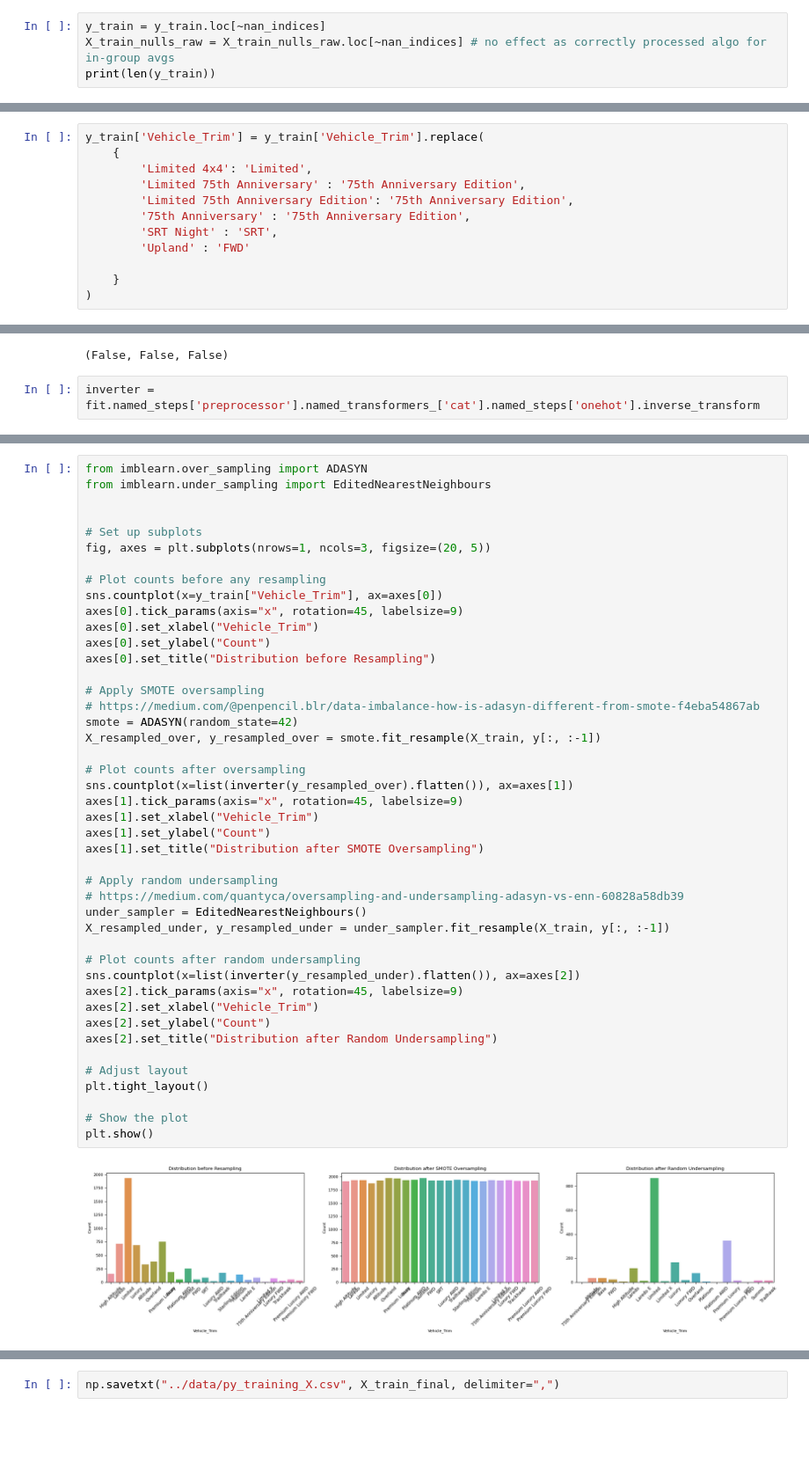
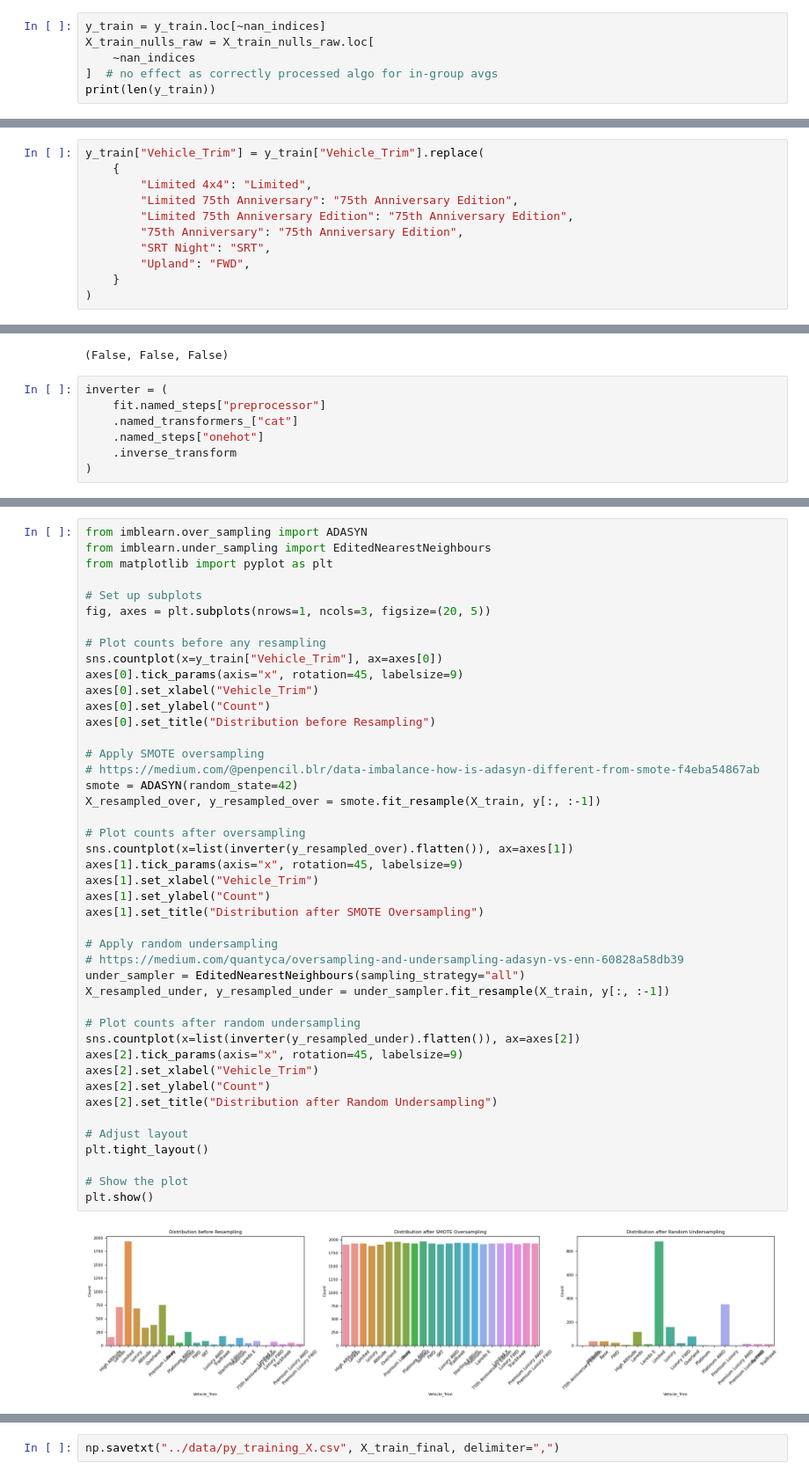
Before and after one commit to gcalbertini/boing, a Jupyter notebook: src/imputationEDA.ipynb, the cells around one changed output, grey strips where cells are left out. Shown at 88% size. Cells and saved outputs as stored; diff of their text form; blank space fills up the shorter version.

```diff
--- a/src/imputationEDA.ipynb
+++ b/src/imputationEDA.ipynb
@@ -702,7 +697,9 @@ nan_indices.isna().all()
 False
 # %%
 y_train = y_train.loc[~nan_indices]
-X_train_nulls_raw = X_train_nulls_raw.loc[~nan_indices] # no effect as correctly processed algo for in-group avgs
+X_train_nulls_raw = X_train_nulls_raw.loc[
+    ~nan_indices
+]  # no effect as correctly processed algo for in-group avgs
 print(len(y_train))
 # %% [output]
 6294
@@ -738,15 +735,14 @@ Premium Luxury                       756
 Limited                             1930
 Name: count, dtype: int64
 # %%
-y_train['Vehicle_Trim'] = y_train['Vehicle_Trim'].replace(
+y_train["Vehicle_Trim"] = y_train["Vehicle_Trim"].replace(
     {
-        'Limited 4x4': 'Limited',
-		'Limited 75th Anniversary' : '75th Anniversary Edition',
-        'Limited 75th Anniversary Edition': '75th Anniversary Edition',
-		'75th Anniversary' : '75th Anniversary Edition',
-		'SRT Night' : 'SRT',
-		'Upland' : 'FWD'
-
+        "Limited 4x4": "Limited",
+        "Limited 75th Anniversary": "75th Anniversary Edition",
+        "Limited 75th Anniversary Edition": "75th Anniversary Edition",
+        "75th Anniversary": "75th Anniversary Edition",
+        "SRT Night": "SRT",
+        "Upland": "FWD",
     }
 )
 # %%
@@ -1597,5 +1593,10 @@ np.isnan(X_train).any(), np.isnan(y).any(), np.isnan(X_test).any()
 # %% [output]
 (False, False, False)
 # %%
-inverter = fit.named_steps['preprocessor'].named_transformers_['cat'].named_steps['onehot'].inverse_transform
+inverter = (
+    fit.named_steps["preprocessor"]
+    .named_transformers_["cat"]
+    .named_steps["onehot"]
+    .inverse_transform
+)
 # %%
@@ -1619,7 +1620,7 @@ array(['cat__Vehicle_Trim_75th Anniversary Edition',
 # %%
 from imblearn.over_sampling import ADASYN
 from imblearn.under_sampling import EditedNearestNeighbours
-
+from matplotlib import pyplot as plt
 
 # Set up subplots
 fig, axes = plt.subplots(nrows=1, ncols=3, figsize=(20, 5))
@@ -1633,32 +1634,32 @@ axes[0].set_title("Distribution before Resampling")
 
 # Apply SMOTE oversampling
 # https://medium.com/@penpencil.blr/data-imbalance-how-is-adasyn-different-from-smote-f4eba54867ab
 smote = ADASYN(random_state=42)
 X_resampled_over, y_resampled_over = smote.fit_resample(X_train, y[:, :-1])
 
 # Plot counts after oversampling
 sns.countplot(x=list(inverter(y_resampled_over).flatten()), ax=axes[1])
 axes[1].tick_params(axis="x", rotation=45, labelsize=9)
 axes[1].set_xlabel("Vehicle_Trim")
 axes[1].set_ylabel("Count")
 axes[1].set_title("Distribution after SMOTE Oversampling")
 
 # Apply random undersampling
 # https://medium.com/quantyca/oversampling-and-undersampling-adasyn-vs-enn-60828a58db39
-under_sampler = EditedNearestNeighbours()
+under_sampler = EditedNearestNeighbours(sampling_strategy="all")
 X_resampled_under, y_resampled_under = under_sampler.fit_resample(X_train, y[:, :-1])
 
 # Plot counts after random undersampling
 sns.countplot(x=list(inverter(y_resampled_under).flatten()), ax=axes[2])
 axes[2].tick_params(axis="x", rotation=45, labelsize=9)
 axes[2].set_xlabel("Vehicle_Trim")
 axes[2].set_ylabel("Count")
 axes[2].set_title("Distribution after Random Undersampling")
 
 # Adjust layout
 plt.tight_layout()
 
 # Show the plot
 plt.show()
 # %% [output]
-[figure, old version]
+[figure, new version]
```
Also changed, not shown: parts of 16 cells of this notebook, 1 other file.
